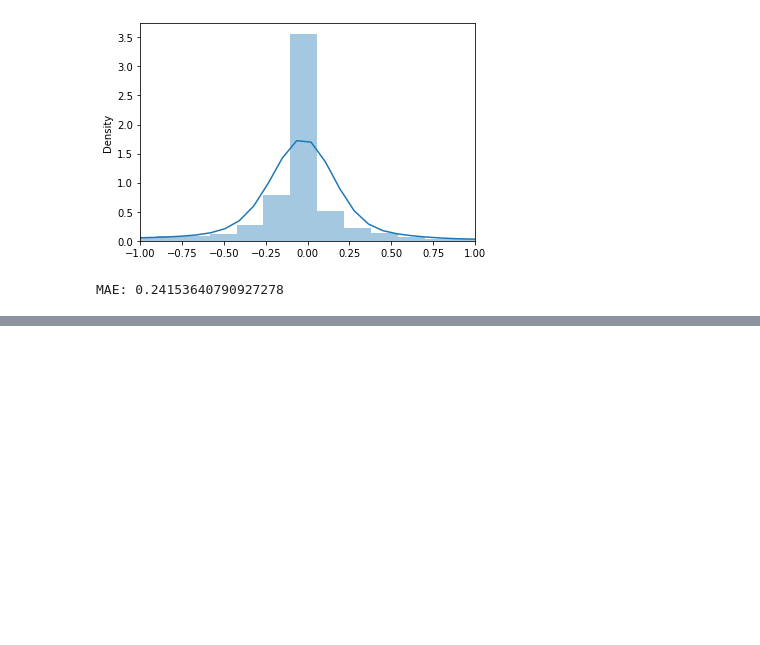
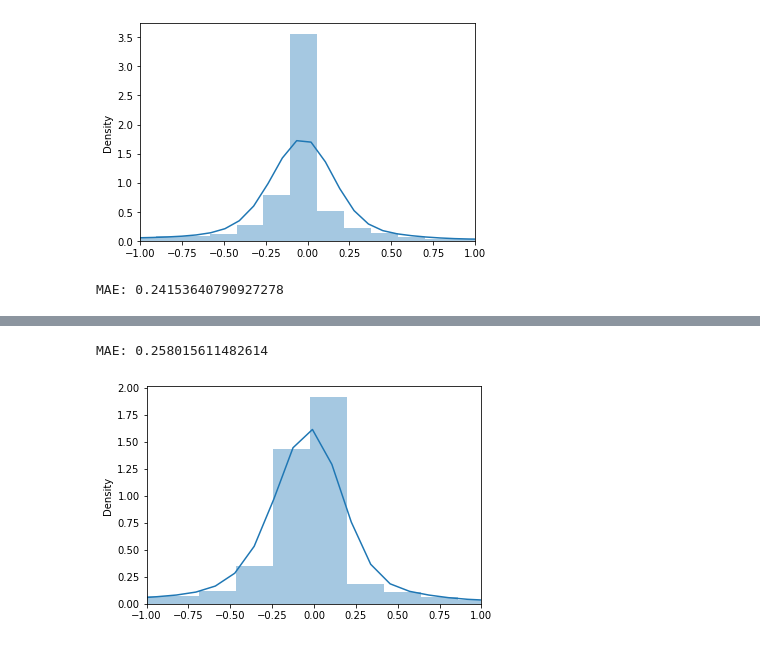
Before and after one commit to shailm99/vgsales_predictor, a Jupyter notebook: Final_Model.ipynb, the cells around one changed output, grey strips where cells are left out. Saved outputs shown, nothing was run; the diff lists cells and outputs as text; code cells hidden in the pictures; blank space fills up the shorter version.

```diff
--- a/Final_Model.ipynb
+++ b/Final_Model.ipynb
@@ -120,0 +122,10 @@ array([2.00800000e+03, 0.00000000e+00, 0.00000000e+00, 0.00000000e+00,
+# %%
+best_rf.fit(X_train,y_train)
+pred=best_rf.predict(X_test)
+sns.distplot(y_test-pred,bins=100)
+plt.xlim([-1,1])
+MAE=mean_absolute_error(y_test,pred)
+print('MAE:',MAE)
+# %% [output]
+MAE: 0.258015611482614
+[figure, added]
```
Also changed, not shown: parts of 5 cells of this notebook, 6 other files.
